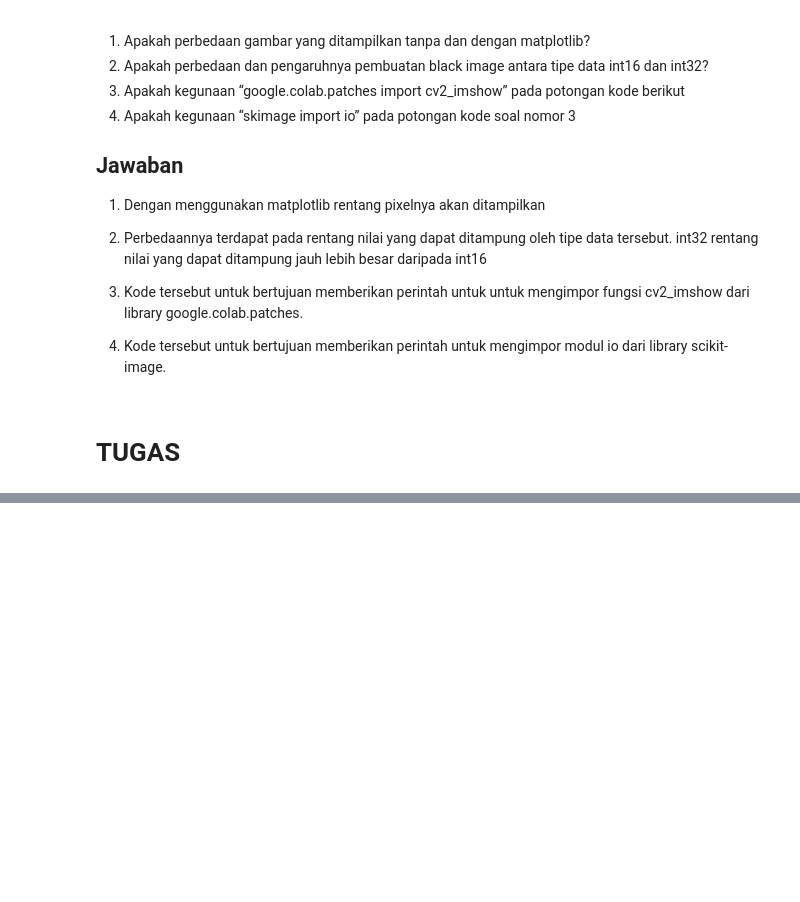
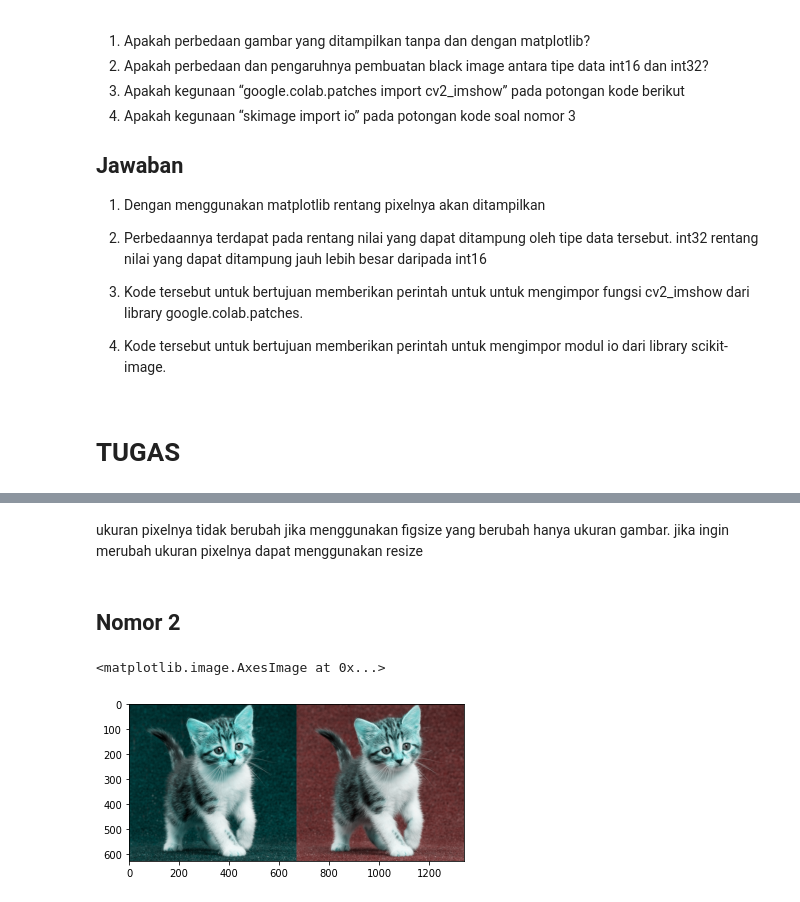
Before and after one commit to AchmadWibawa/PCVK, a Jupyter notebook: Week2.ipynb, the cells around one changed output, grey strips where cells are left out. Cells and saved outputs as stored; diff of their text form; code cells hidden in the pictures; blank space fills up the shorter version.

```diff
--- a/Week2.ipynb
+++ b/Week2.ipynb
@@ -151,0 +168,20 @@ berikut
+# %% [markdown]
+ukuran pixelnya tidak berubah jika menggunakan figsize yang berubah hanya ukuran gambar. jika ingin merubah ukuran pixelnya dapat menggunakan resize
+# %% [markdown]
+## Nomor 2
+# %%
+img8 = cv.cvtColor(img,cv.COLOR_BGR2RGB)
+
+# Pisahkan channel
+blue, green, red = cv.split(img8)
+
+# Gabungkan channel yang diinginkan
+rb = cv.merge([red, blue, blue])
+gb = cv.merge([green, blue, blue])
+
+finalFrame = cv.hconcat((rb, gb))
+
+plt.imshow(finalFrame)
+# %% [output]
+<matplotlib.image.AxesImage at 0x...>
+[figure, added]
```
Also changed, not shown: parts of 12 cells of this notebook.
